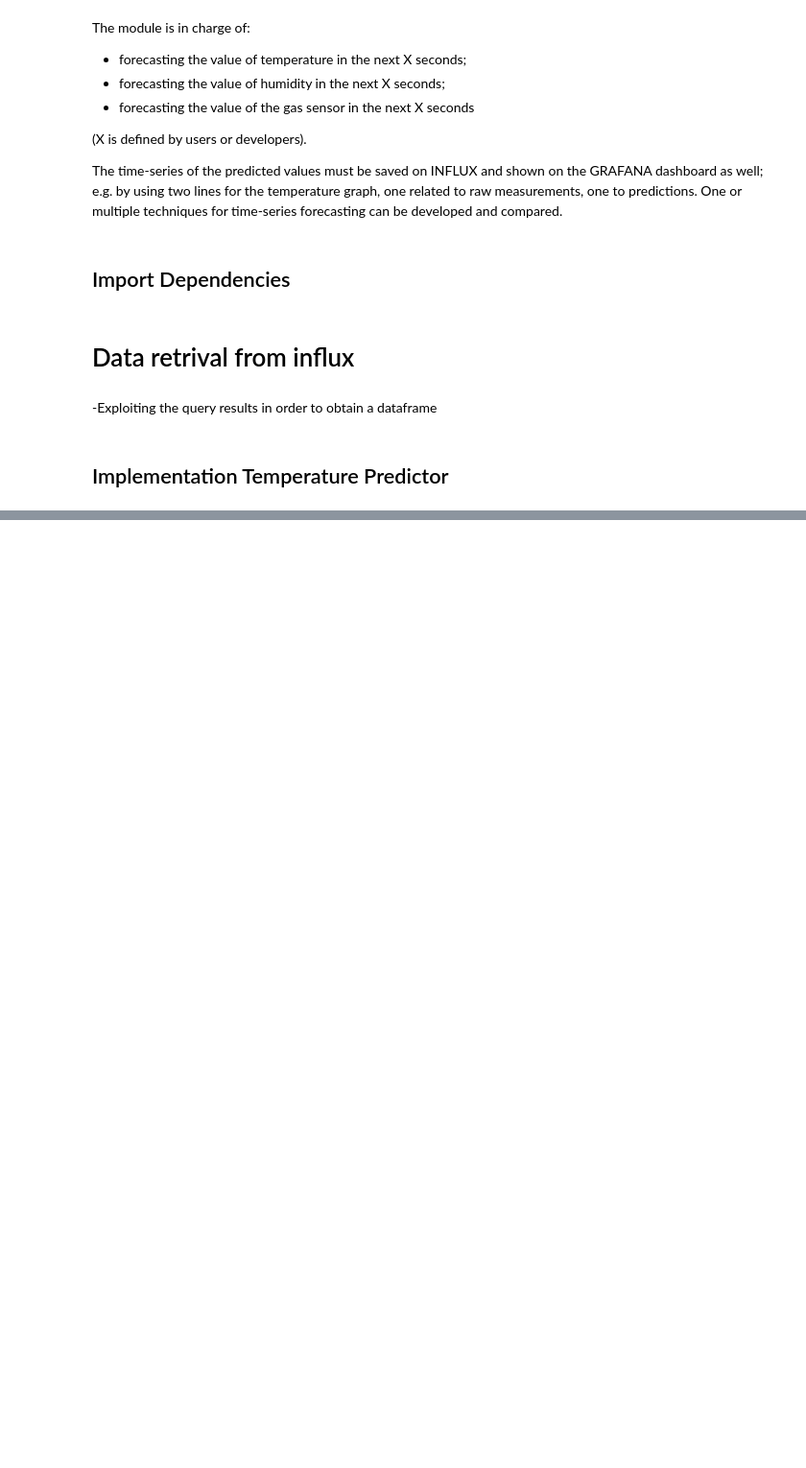
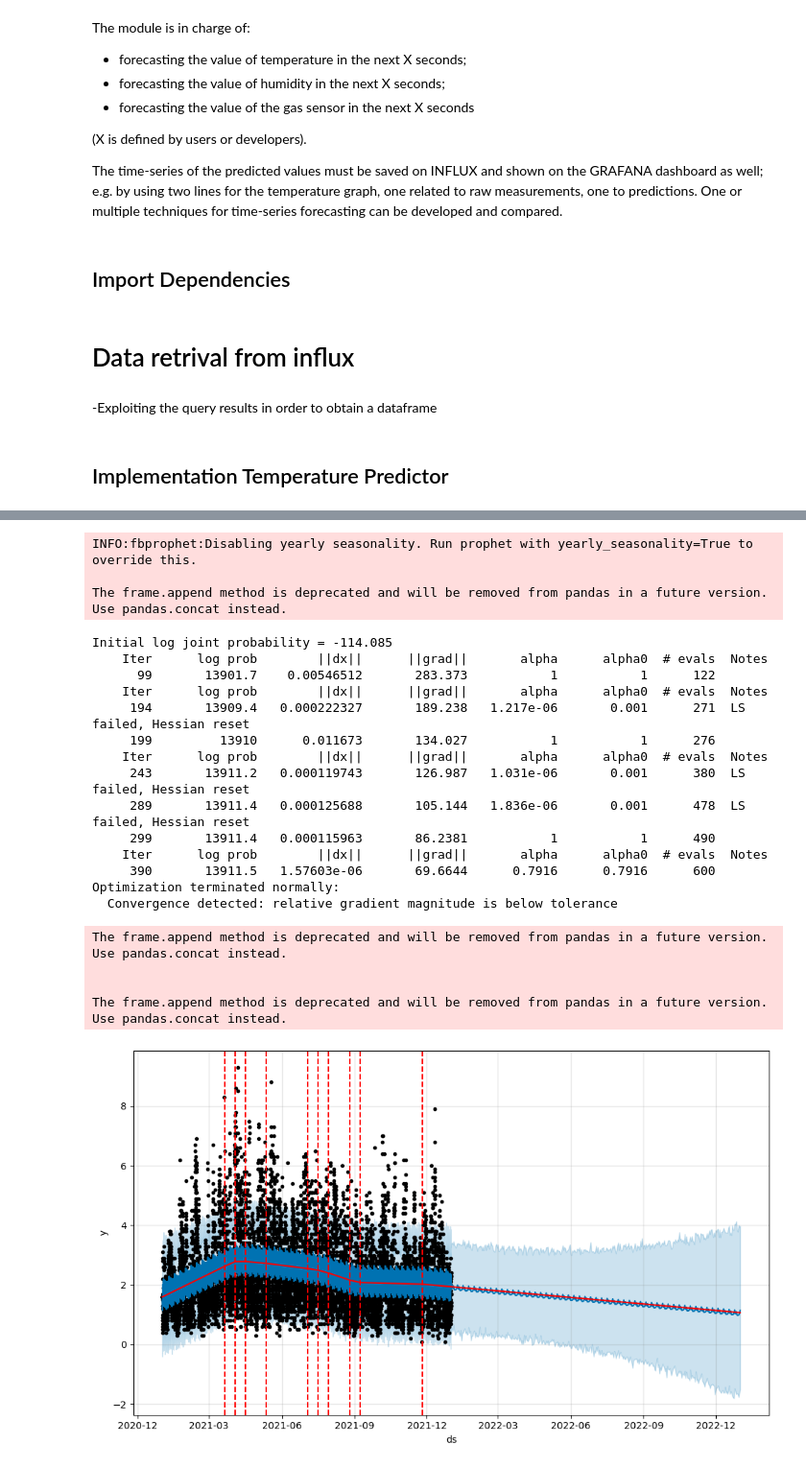
Before and after one commit to andiub97/iot-project, a Jupyter notebook: forecasting/prophetForecasting.ipynb, the cells around one changed output, grey strips where cells are left out. Shown at 96% size. Cells and saved outputs as stored; diff of their text form; code cells hidden in the pictures; blank space fills up the shorter version.

Commit message:
change point prophet

```diff
--- a/forecasting/prophetForecasting.ipynb
+++ b/forecasting/prophetForecasting.ipynb
@@ -108,0 +146,28 @@ fig2 = model.plot_components(forecast)
+# %%
+pro_change= Prophet(changepoint_range=0.9)
+forecast = pro_change.fit(train_df).predict(future)
+fig= pro_change.plot(forecast)
+a = add_changepoints_to_plot(fig.gca(), pro_change, forecast)
+# %% [output]
+INFO:fbprophet:Disabling yearly seasonality. Run prophet with yearly_seasonality=True to override this.
+
+The frame.append method is deprecated and will be removed from pandas in a future version. Use pandas.concat instead.
+Initial log joint probability = -114.085
+    Iter      log prob        ||dx||      ||grad||       alpha      alpha0  # evals  Notes
+      99       13901.7    0.00546512       283.373           1           1      122
+    Iter      log prob        ||dx||      ||grad||       alpha      alpha0  # evals  Notes
+     194       13909.4   0.000222327       189.238   1.217e-06       0.001      271  LS failed, Hessian reset
+     199         13910      0.011673       134.027           1           1      276
+    Iter      log prob        ||dx||      ||grad||       alpha      alpha0  # evals  Notes
+     243       13911.2   0.000119743       126.987   1.031e-06       0.001      380  LS failed, Hessian reset
+     289       13911.4   0.000125688       105.144   1.836e-06       0.001      478  LS failed, Hessian reset
+     299       13911.4   0.000115963       86.2381           1           1      490
+    Iter      log prob        ||dx||      ||grad||       alpha      alpha0  # evals  Notes
+     390       13911.5   1.57603e-06       69.6644      0.7916      0.7916      600
+Optimization terminated normally:
+  Convergence detected: relative gradient magnitude is below tolerance
+The frame.append method is deprecated and will be removed from pandas in a future version. Use pandas.concat instead.
+
+
+The frame.append method is deprecated and will be removed from pandas in a future version. Use pandas.concat instead.
+[figure, added]
```
Also changed, not shown: parts of 5 cells of this notebook.
